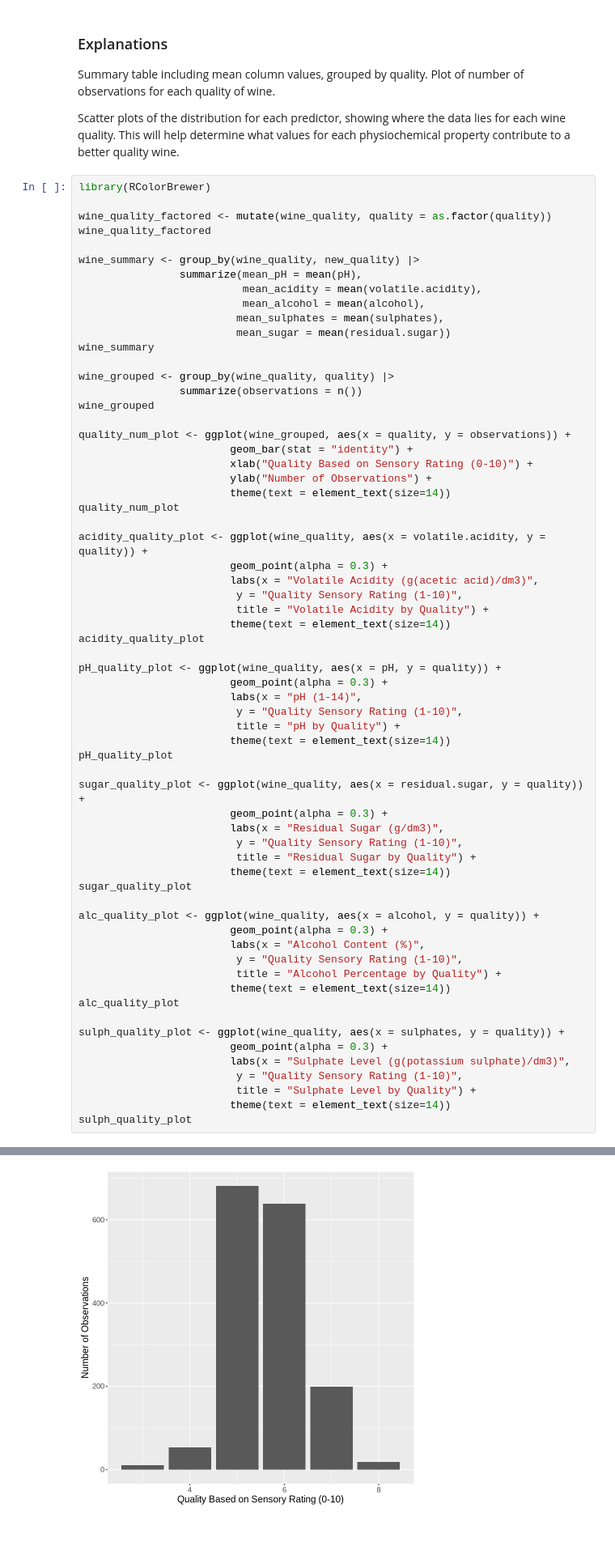
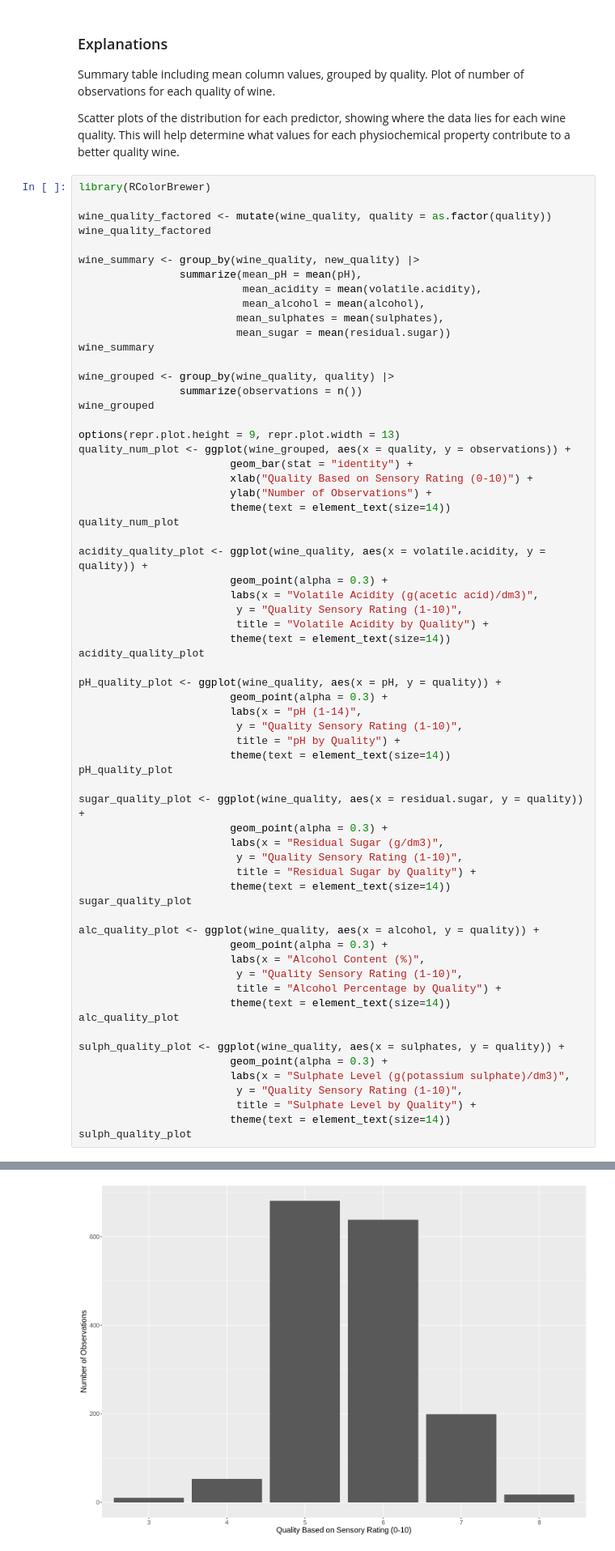
Before and after one commit to meganxu4/dsci100-group-proposal, a Jupyter notebook: proposal.ipynb, the cells around one changed output, grey strips where cells are left out. Shown at 81% size. Drawn from its saved outputs; the diff is of its cells as text.

```diff
--- a/proposal.ipynb
+++ b/proposal.ipynb
@@ -109,6 +109,7 @@ wine_grouped <- group_by(wine_quality, quality) |>
                 summarize(observations = n())
 wine_grouped
 
+options(repr.plot.height = 9, repr.plot.width = 13)
 quality_num_plot <- ggplot(wine_grouped, aes(x = quality, y = observations)) +
                         geom_bar(stat = "identity") +
                         xlab("Quality Based on Sensory Rating (0-10)") +
@@ -177,7 +179,7 @@ A tibble: 6 × 2
 | 3 | 10 |
 | 4 | 53 |
 | 5 | 681 |
 | 6 | 638 |
 | 7 | 199 |
 | 8 | 18 |
-[figure, old version]
+[figure, new version]
```
Also changed, not shown: parts of 7 cells of this notebook.
